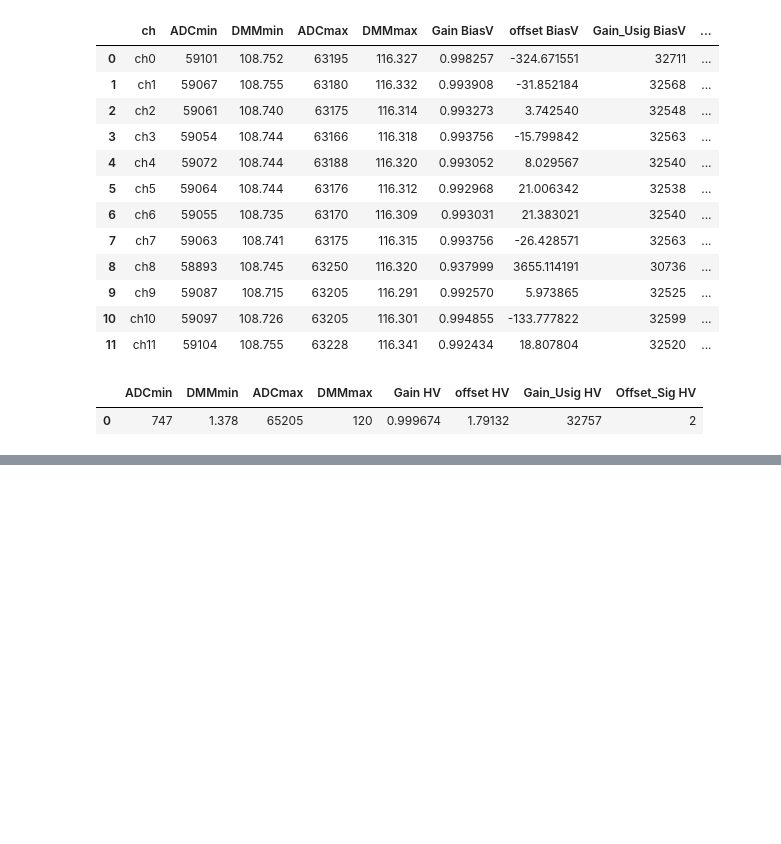
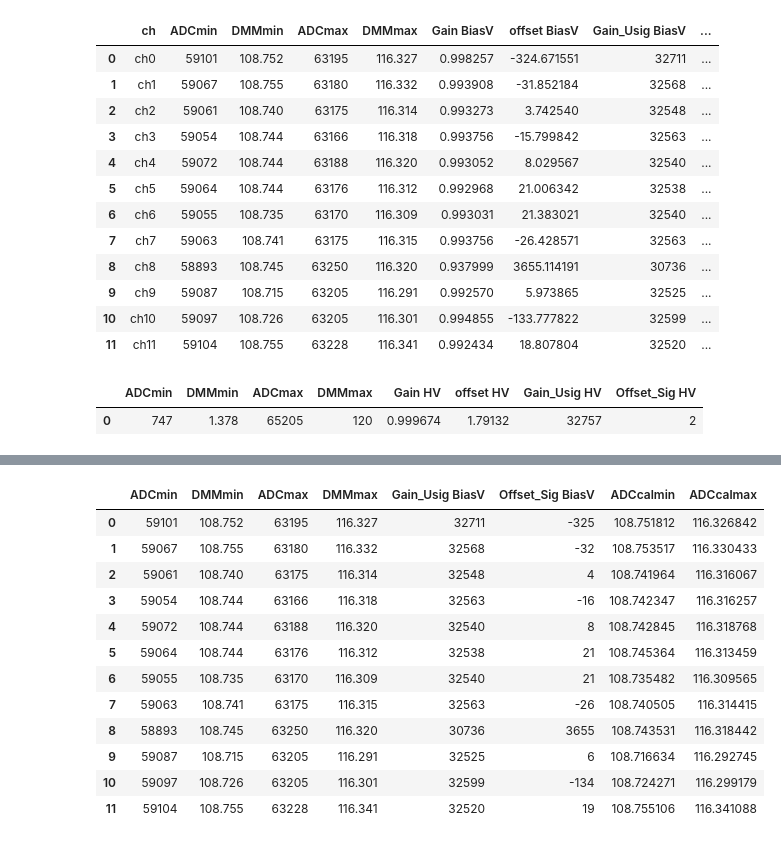
Before and after one commit to stbordoni/calib, a Jupyter notebook: ana_calib_SN04_test5_FFF.ipynb, the cells around one changed output, grey strips where cells are left out. Saved outputs shown, nothing was run; the diff lists cells and outputs as text; code cells hidden in the pictures; blank space fills up the shorter version.

```diff
--- a/ana_calib_SN04_test5_FFF.ipynb
+++ b/ana_calib_SN04_test5_FFF.ipynb
@@ -183,0 +207,20 @@ df_calib_HV
+# %%
+a_coeff = 1.8535e-3
+b_coeff = 0
+df_caltest_biasV['ADCcalmin'] = (df['ADCmin'] + df['Offset_Sig BiasV']) * (df['Gain_Usig BiasV'] /32768) * a_coeff + b_coeff
+df_caltest_biasV['ADCcalmax'] = (df['ADCmax'] + df['Offset_Sig BiasV']) * (df['Gain_Usig BiasV'] /32768) * a_coeff + b_coeff
+df_caltest_biasV
+# %% [output]
+|  | ADCmin | DMMmin | ADCmax | DMMmax | Gain_Usig BiasV | Offset_Sig BiasV | ADCcalmin | ADCcalmax |
+| 0 | 59101 | 108.752 | 63195 | 116.327 | 32711 | -325 | 108.751812 | 116.326842 |
+| 1 | 59067 | 108.755 | 63180 | 116.332 | 32568 | -32 | 108.753517 | 116.330433 |
+| 2 | 59061 | 108.740 | 63175 | 116.314 | 32548 | 4 | 108.741964 | 116.316067 |
+| 3 | 59054 | 108.744 | 63166 | 116.318 | 32563 | -16 | 108.742347 | 116.316257 |
+| 4 | 59072 | 108.744 | 63188 | 116.320 | 32540 | 8 | 108.742845 | 116.318768 |
+| 5 | 59064 | 108.744 | 63176 | 116.312 | 32538 | 21 | 108.745364 | 116.313459 |
+| 6 | 59055 | 108.735 | 63170 | 116.309 | 32540 | 21 | 108.735482 | 116.309565 |
+| 7 | 59063 | 108.741 | 63175 | 116.315 | 32563 | -26 | 108.740505 | 116.314415 |
+| 8 | 58893 | 108.745 | 63250 | 116.320 | 30736 | 3655 | 108.743531 | 116.318442 |
+| 9 | 59087 | 108.715 | 63205 | 116.291 | 32525 | 6 | 108.716634 | 116.292745 |
+| 10 | 59097 | 108.726 | 63205 | 116.301 | 32599 | -134 | 108.724271 | 116.299179 |
+| 11 | 59104 | 108.755 | 63228 | 116.341 | 32520 | 19 | 108.755106 | 116.341088 |
```
Also changed, not shown: parts of 11 cells of this notebook.
